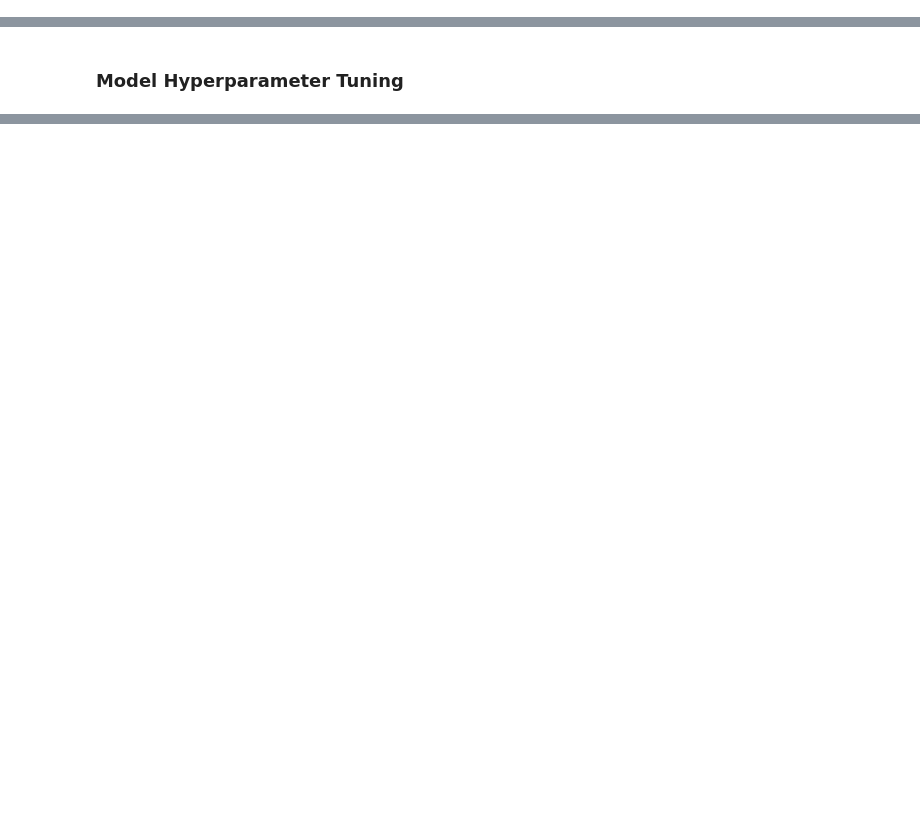
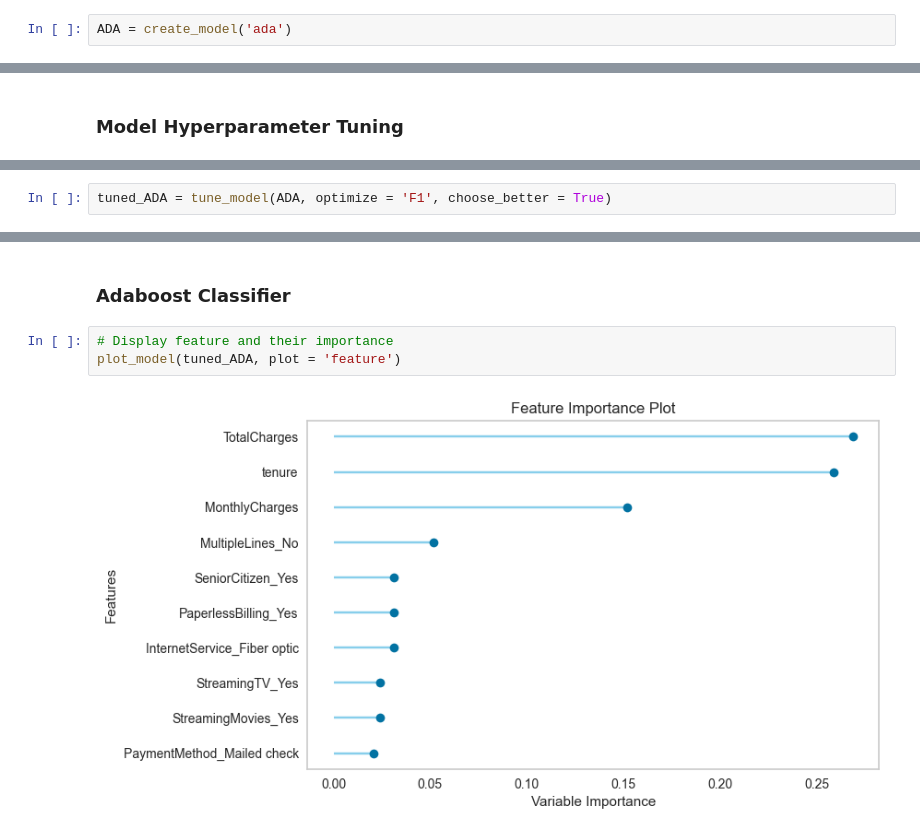
Before and after one commit to ELSady/Classification-Telcom-Churn-Modeling, a Jupyter notebook: Churn Classification.ipynb, the cells around one changed output, grey strips where cells are left out. Cells and saved outputs as stored; diff of their text form; blank space fills up the shorter version.

```diff
--- a/Churn Classification.ipynb
+++ b/Churn Classification.ipynb
@@ -1230,0 +1004,2 @@ plot_model(model,plot='confusion_matrix')
+# %%
+ADA = create_model('ada')
@@ -1250,0 +1081,2 @@ tuned_model = tune_model(model)
+# %%
+tuned_ADA = tune_model(ADA, optimize = 'F1', choose_better = True)
@@ -1252,0 +1128,7 @@ tuned_model = tune_model(model)
+# %% [markdown]
+### Adaboost Classifier
+# %%
+# Display feature and their importance
+plot_model(tuned_ADA, plot = 'feature')
+# %% [output]
+[figure, added]
```
Also changed, not shown: parts of 75 cells of this notebook.
